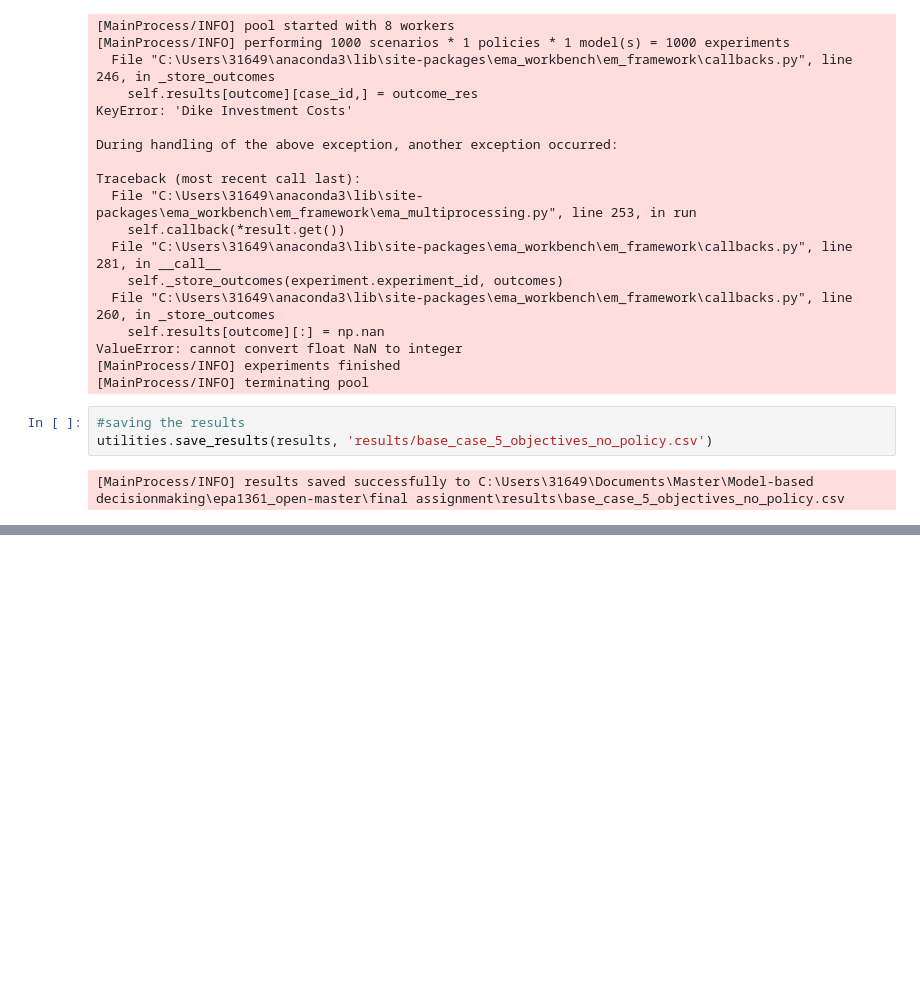
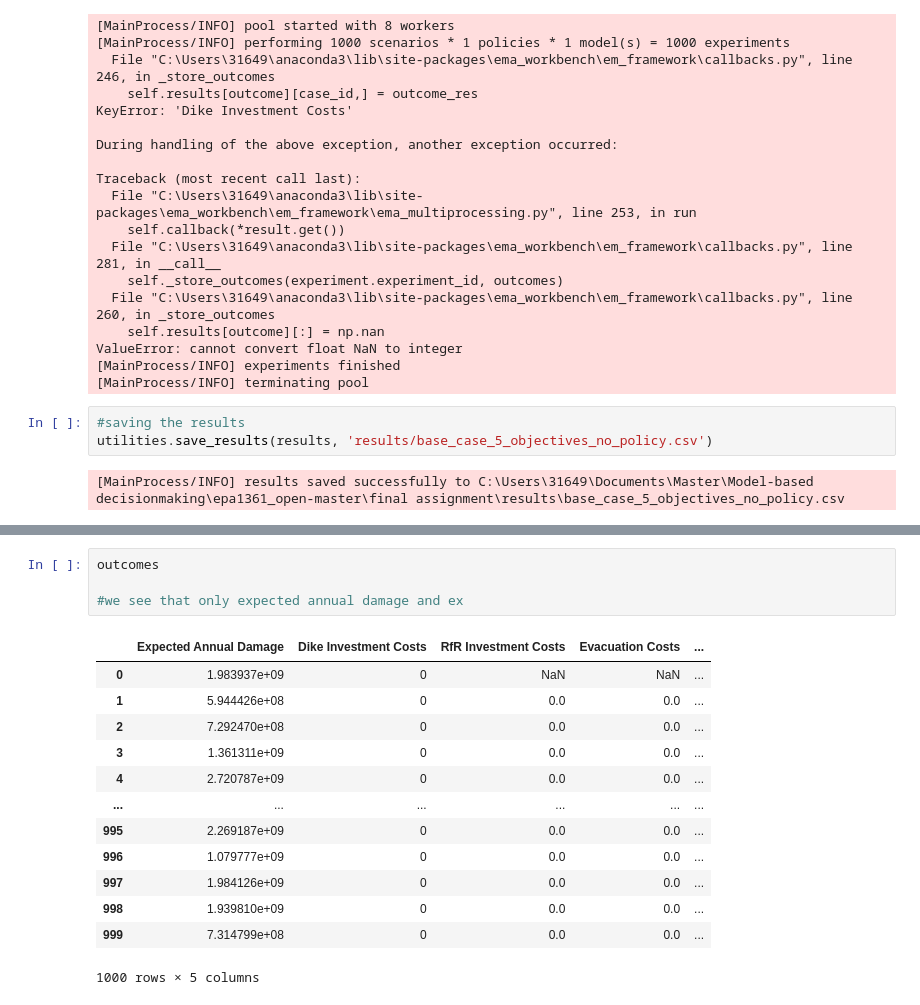
Before and after one commit to Minyyyy/EPA_Group7_MBDM, a Jupyter notebook: final assignment/Base Case 5 objectives.ipynb, the cells around one changed output, grey strips where cells are left out. Drawn from its saved outputs; the diff is of its cells as text; blank space fills up the shorter version.

```diff
--- a/final assignment/Base Case 5 objectives.ipynb
+++ b/final assignment/Base Case 5 objectives.ipynb
@@ -81,0 +90,18 @@ The outcomes are: dict_keys(['Expected Annual Damage', 'Dike Investment Costs',
+# %%
+outcomes
+
+#we see that only expected annual damage and ex
+# %% [output]
+|  | Expected Annual Damage | Dike Investment Costs | RfR Investment Costs | Evacuation Costs | ... |
+| 0 | 1.983937e+09 | 0 | NaN | NaN | ... |
+| 1 | 5.944426e+08 | 0 | 0.0 | 0.0 | ... |
+| 2 | 7.292470e+08 | 0 | 0.0 | 0.0 | ... |
+| 3 | 1.361311e+09 | 0 | 0.0 | 0.0 | ... |
+| 4 | 2.720787e+09 | 0 | 0.0 | 0.0 | ... |
+| ... | ... | ... | ... | ... | ... |
+| 995 | 2.269187e+09 | 0 | 0.0 | 0.0 | ... |
+| 996 | 1.079777e+09 | 0 | 0.0 | 0.0 | ... |
+| 997 | 1.984126e+09 | 0 | 0.0 | 0.0 | ... |
+| 998 | 1.939810e+09 | 0 | 0.0 | 0.0 | ... |
+| 999 | 7.314799e+08 | 0 | 0.0 | 0.0 | ... |
+1000 rows × 5 columns
```
Also changed, not shown: parts of 3 cells of this notebook.
